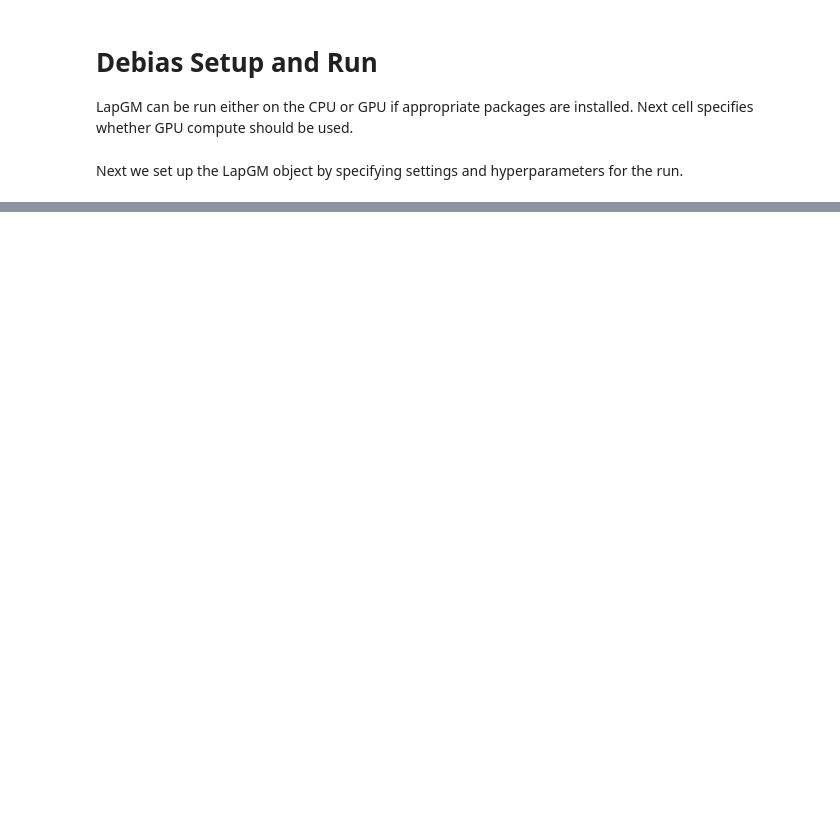
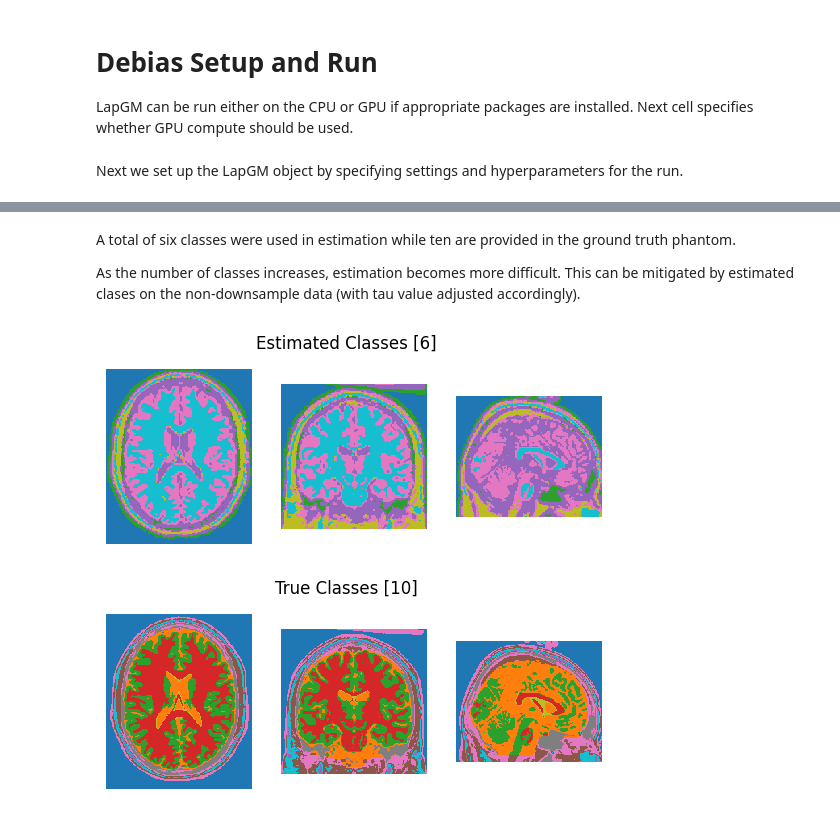
Before and after one commit to lucianoAvinas/lapgm, a Jupyter notebook: examples/debias.ipynb, the cells around one changed output, grey strips where cells are left out. Saved outputs shown, nothing was run; the diff lists cells and outputs as text; code cells hidden in the pictures; blank space fills up the shorter version.

```diff
--- a/examples/debias.ipynb
+++ b/examples/debias.ipynb
@@ -87,0 +74,11 @@ view_utils.view_center_slices(brainweb_data_cl, data_mask, color_scale=True)
+# %% [markdown]
+A total of six classes were used in estimation while ten are provided in the ground truth phantom.
+
+As the number of classes increases, estimation becomes more difficult. This can be mitigated by estimated clases on the non-downsample data (with tau value adjusted accordingly).
+# %%
+#
+view_utils.view_class_map(params.w, order=np.argsort(params.mu[:,0]), title_name='Estimated Classes [6]')
+view_utils.view_center_slices(class_data, cmap_name='tab10', title_names=['True Classes [10]'])
+# %% [output]
+[figure, added]
+[figure, added]
```
Also changed, not shown: parts of 9 cells of this notebook, 3 other files.
